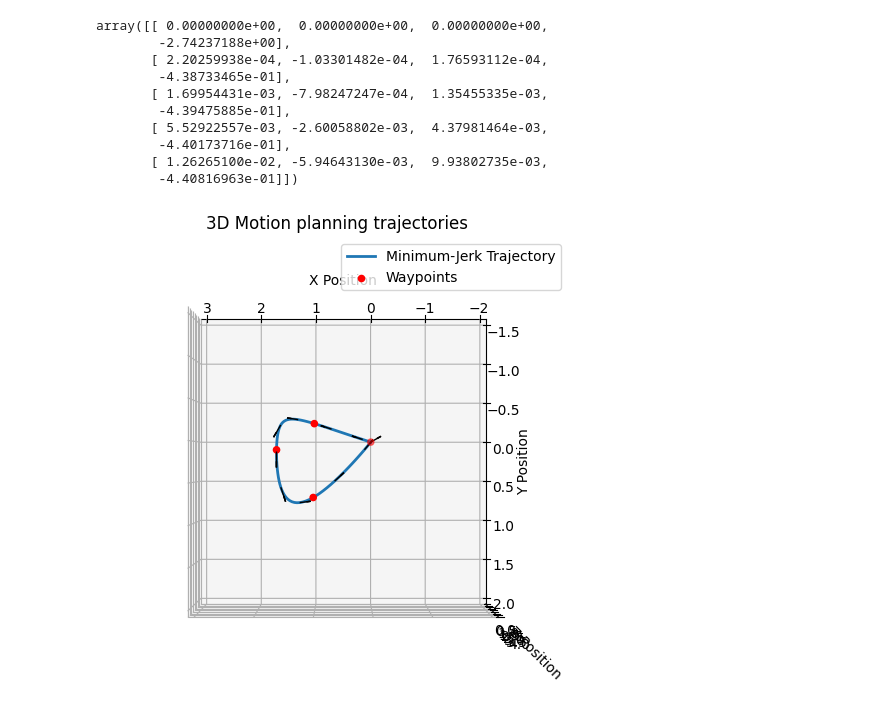
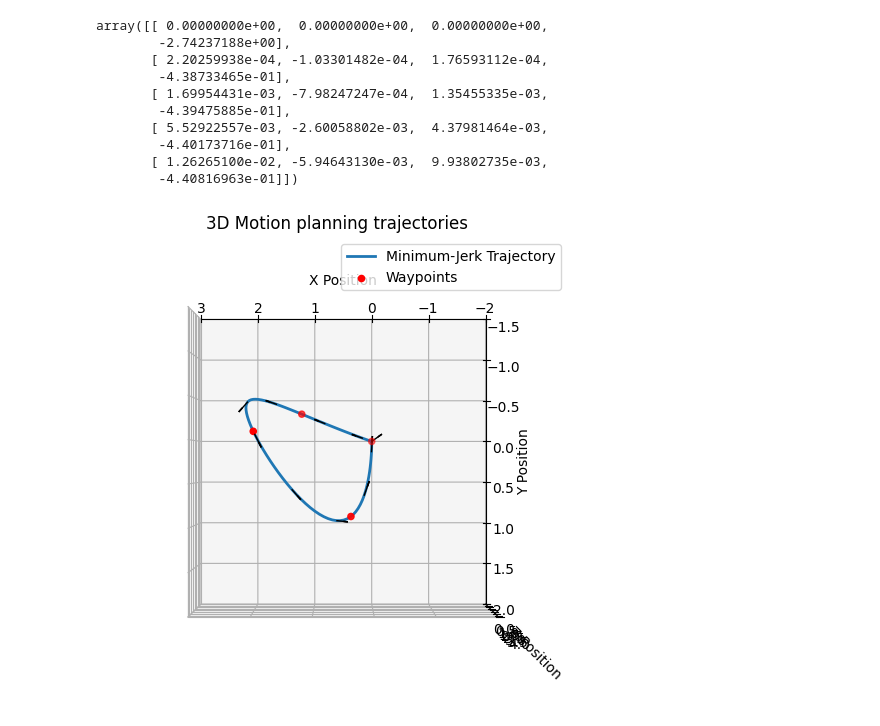
Before and after one commit to MATH-286-Pro/EPFL-MICRO-502-Aerial-Robotics, a Jupyter notebook: Project_2/Planing/test.ipynb, the cells around one changed output. Saved outputs shown, nothing was run; the diff lists cells and outputs as text; code cells hidden in the pictures.

```diff
--- a/Project_2/Planing/test.ipynb
+++ b/Project_2/Planing/test.ipynb
@@ -23,19 +23,25 @@ array([[ 0.00000000e+00,  0.00000000e+00,  0.00000000e+00,
         -4.40173716e-01],
        [ 1.26265100e-02, -5.94643130e-03,  9.93802735e-03,
         -4.40816963e-01]])
-# %%
-m = 1.0
-HOVER_HEIGHT = 0.25*m
-TARGET_POINTS = [[0.0, 0.0, HOVER_HEIGHT],
-                [+1.12*m, -0.25*m, 0.75*m],
-                # [+1.8*m, -0.46*m, 0.75*m],
-                # [+1.66*m, +0.3*m, 0.75*m],
-                [1.7*m,0.1*m, 0.75*m],
-                [+1.04*m, +0.7*m, 0.75*m],
-                [0.0, 0.0, HOVER_HEIGHT]
-                ]
-
-Drone_Planner = MotionPlanner3D(path = TARGET_POINTS,
-                                DEBUG= True,)
-# %% [output]
-[figure, removed]
+# %%
+import os
+import sys
+
+# 将上一级目录添加到 sys.path
+parent_dir = os.path.abspath(os.path.join(os.getcwd(), ".."))
+if parent_dir not in sys.path:
+    sys.path.insert(0, parent_dir)
+
+import TOOLS
+import pandas as pd
+
+
+cm = 0.01
+HOVER_HEIGHT  = 25*cm
+Trajectory = TOOLS.Trajectory_Class('position_records.csv')
+
+from planning import MotionPlanner3D
+test_planner = MotionPlanner3D(path = Trajectory.point_list,
+                               DEBUG = True)
+# %% [output]
+[figure, added]
```
Also changed, not shown: 3 other files.
